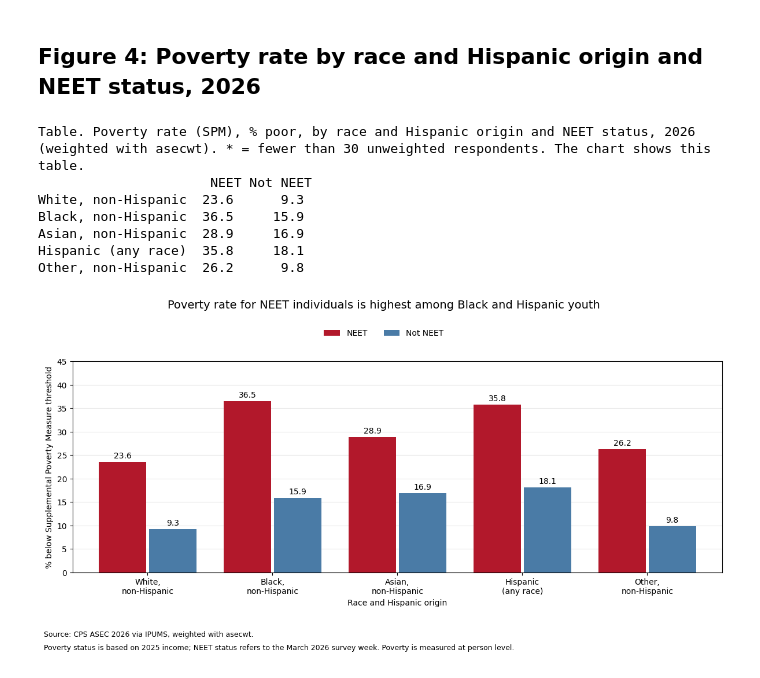
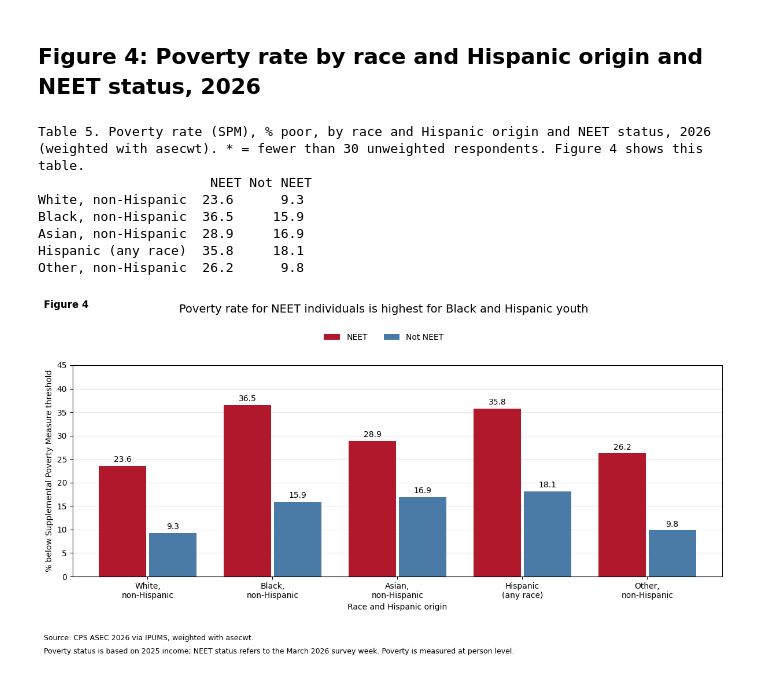
Before and after one commit to Tbhanu7/NEET_research_project, a Jupyter notebook: neet5.ipynb, the cells around one changed output. Saved outputs shown, nothing was run; the diff lists cells and outputs as text; code cells hidden in the pictures.

```diff
--- a/neet5.ipynb
+++ b/neet5.ipynb
@@ -90,7 +90,7 @@ Poverty status is based on 2025 income; NEET status refers to the March 2026 sur
 # %% [markdown]
 ## Figure 4: Poverty rate by race and Hispanic origin and NEET status, 2026
 # %%
-chart_title = "Poverty rate for NEET individuals is highest among Black and Hispanic youth"  # chart title: replace this text with your own sentence
+chart_title = "Poverty rate for NEET individuals is highest for Black and Hispanic youth"  # chart title: replace this text with your own sentence
 
 print("Table 5. Poverty rate (SPM), % poor, by race and Hispanic origin and NEET status, 2026 (weighted with asecwt). * = fewer than 30 unweighted respondents. Figure 4 shows this table.")  # table title
 print(shown.to_string())  # table, 1 decimal, asterisks
@@ -112,35 +112,35 @@ for g, group_name in enumerate(group_names):  # loop over the five clusters
         ax.text(x, value + ymax * 0.01, f"{value:.1f}{star}", ha="center", va="bottom", fontsize=10)  # value above the bar
 
 ax.set_xticks(range(len(group_names)))  # one tick under each cluster
 ax.set_xticklabels([textwrap.fill(name, width=12, break_on_hyphens=False) for name in group_names])  # group names on two lines
 ax.set_xlim(-0.6, len(group_names) - 0.4)  # room on both sides
 ax.set_xlabel("Race and Hispanic origin")  # x-axis label
 ax.set_ylabel("% below Supplemental Poverty Measure threshold")  # y-axis label
 ax.set_ylim(0, ymax)  # y-axis starts at 0
 ax.set_yticks(range(0, ymax + 1, 5))  # y ticks every 5, starting at 0
 ax.grid(True, axis="y", alpha=0.3)  # light grid behind the bars
 ax.set_axisbelow(True)  # grid lines behind the bars
 
 handles, labels = ax.get_legend_handles_labels()  # NEET and Not NEET
 fig.legend(handles, labels, loc="upper center", bbox_to_anchor=(0.5, 0.92), ncol=2, frameon=False)  # one legend
 fig.suptitle(chart_title, fontsize=14, y=0.98)  # chart title
 fig.text(0.01, 0.99, "Figure 4", fontsize=12, fontweight="bold", va="top")  # figure label, top left
 fig.tight_layout(rect=[0, 0.14, 1, 0.9])  # leave room for the title, legend and notes
 fig.text(0.01, 0.085, "Source: CPS ASEC 2026 via IPUMS, weighted with asecwt.", fontsize=9)  # source note
 fig.text(0.01, 0.05, "Poverty status is based on 2025 income; NEET status refers to the March 2026 survey week. Poverty is measured at person level.", fontsize=9)  # required note
 if asterisk_shown:  # only if an asterisk appears on the chart
     fig.text(0.01, 0.015, "* Based on fewer than 30 respondents.", fontsize=9)  # required note
 fig.savefig(fig4_path, dpi=200, bbox_inches="tight")  # save to Drive before showing
 plt.show()  # show the chart
 # %% [output]
-Table. Poverty rate (SPM), % poor, by race and Hispanic origin and NEET status, 2026 (weighted with asecwt). * = fewer than 30 unweighted respondents. The chart shows this table.
+Table 5. Poverty rate (SPM), % poor, by race and Hispanic origin and NEET status, 2026 (weighted with asecwt). * = fewer than 30 unweighted respondents. Figure 4 shows this table.
                       NEET Not NEET
 White, non-Hispanic  23.6      9.3
 Black, non-Hispanic  36.5     15.9
 Asian, non-Hispanic  28.9     16.9
 Hispanic (any race)  35.8     18.1
 Other, non-Hispanic  26.2      9.8
-[figure, old version]
+[figure, new version]
 # %% [markdown]
 ## Write-up (50-100 words)
 
```
Also changed, not shown: parts of 1 cell of this notebook.
